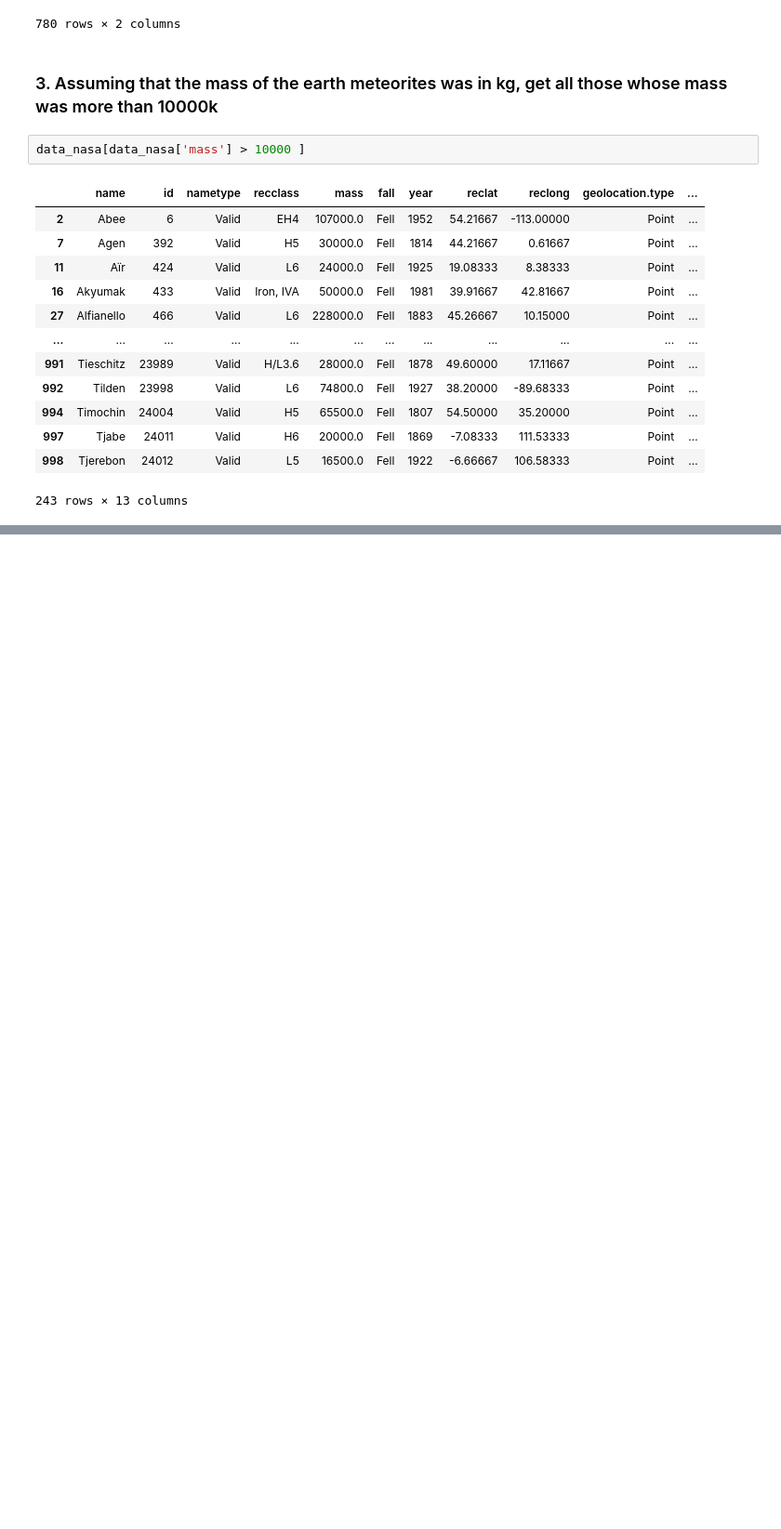
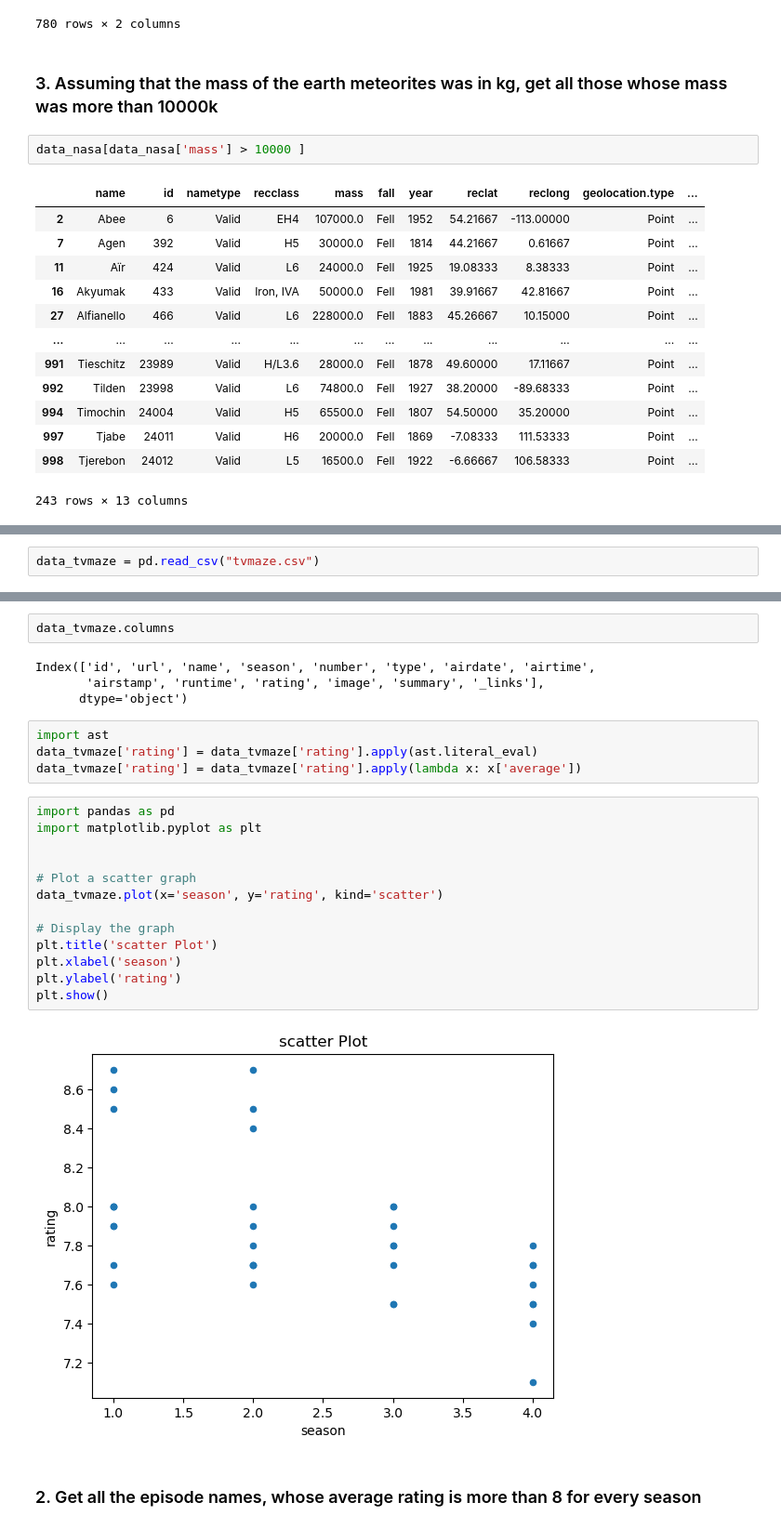
Before and after one commit to VishaLPatiL9029/interview-Based-Assignment, a Jupyter notebook: Python_Quesion_Answers.ipynb, the cells around one changed output, grey strips where cells are left out. Shown at 93% size. Cells and saved outputs as stored; diff of their text form; blank space fills up the shorter version.

```diff
--- a/Python_Quesion_Answers.ipynb
+++ b/Python_Quesion_Answers.ipynb
@@ -602,0 +625,2 @@ seasons, like season 1 ratings, season 2, and so on.
+# %%
+data_tvmaze = pd.read_csv("tvmaze.csv")
@@ -602,0 +647,27 @@ seasons, like season 1 ratings, season 2, and so on.
+# %%
+data_tvmaze.columns
+# %% [output]
+Index(['id', 'url', 'name', 'season', 'number', 'type', 'airdate', 'airtime',
+       'airstamp', 'runtime', 'rating', 'image', 'summary', '_links'],
+      dtype='object')
+# %%
+import ast
+data_tvmaze['rating'] = data_tvmaze['rating'].apply(ast.literal_eval)
+data_tvmaze['rating'] = data_tvmaze['rating'].apply(lambda x: x['average'])
+# %%
+import pandas as pd
+import matplotlib.pyplot as plt
+
+
+# Plot a scatter graph
+data_tvmaze.plot(x='season', y='rating', kind='scatter')
+
+# Display the graph
+plt.title('scatter Plot')
+plt.xlabel('season')
+plt.ylabel('rating')
+plt.show()
+# %% [output]
+[figure, added]
+# %% [markdown]
+### 2.  Get all the episode names, whose average rating is more than 8 for every season
```
Also changed, not shown: parts of 7 cells of this notebook, 1 other file.
